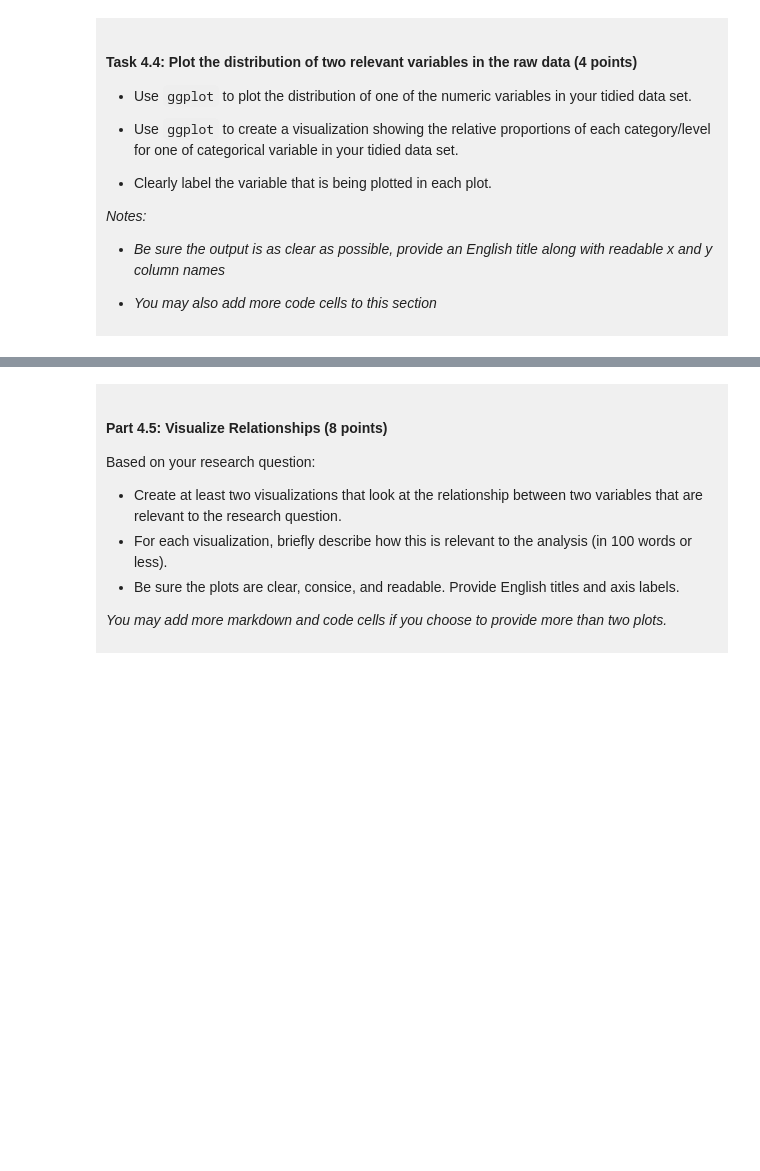
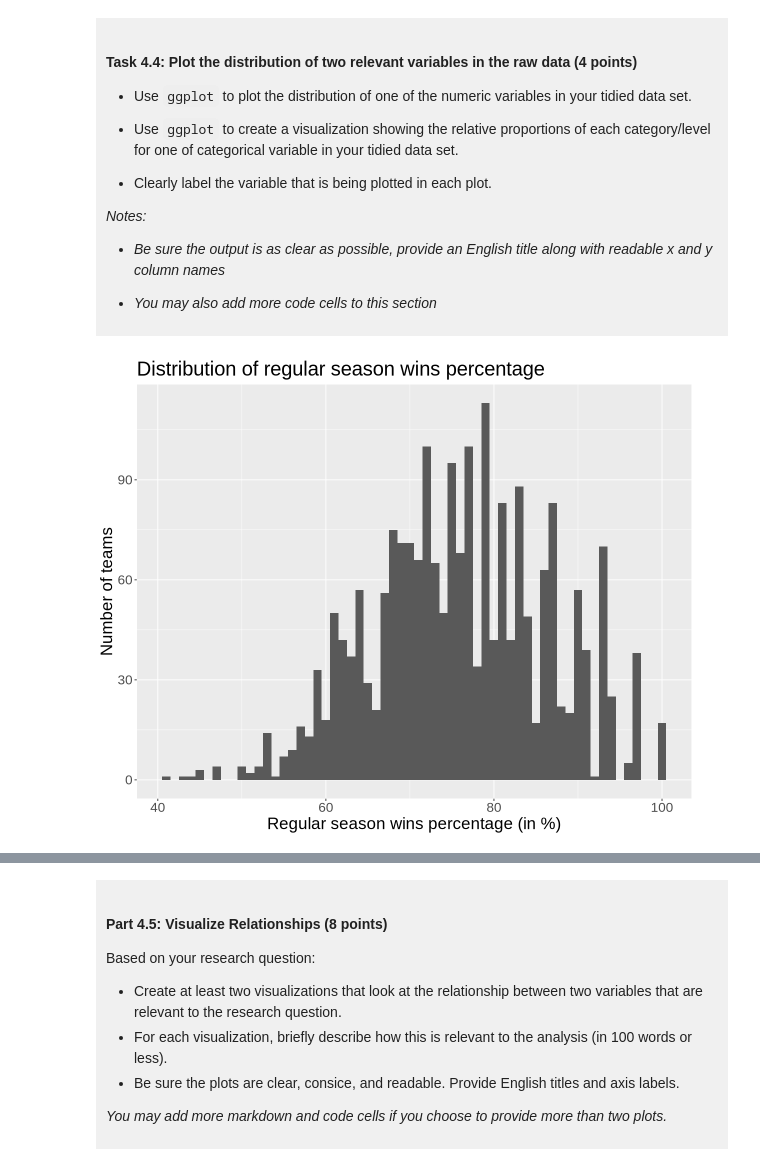
Before and after one commit to alannamain/dsci-100-project-alanna-main, a Jupyter notebook: dsci-100-project-notebook.ipynb, the cells around one changed output, grey strips where cells are left out. Cells and saved outputs as stored; diff of their text form; code cells hidden in the pictures; blank space fills up the shorter version.

```diff
--- a/dsci-100-project-notebook.ipynb
+++ b/dsci-100-project-notebook.ipynb
@@ -299,5 +328,14 @@ You will refine your research question (if needed) and produce a tidy data set.
 
 </div>
 # %%
-### EDIT THIS CODE CELL FOR PLOT 1 ###
+options(repr.plot.width=10, repr.plot.height=8)
+reg_wins_pct_plot<- march_madness_tidy|>
+ggplot(aes(x=reg_wins_pct))+
+geom_histogram(binwidth=1)+
+theme(text=element_text(size=20))+
+labs(title="Distribution of regular season wins percentage", x= "Regular season wins percentage (in %)", y="Number of teams")
+
+reg_wins_pct_plot
+# %% [output]
+[figure, added]
 # %%
```
Also changed, not shown: parts of 9 cells of this notebook.
